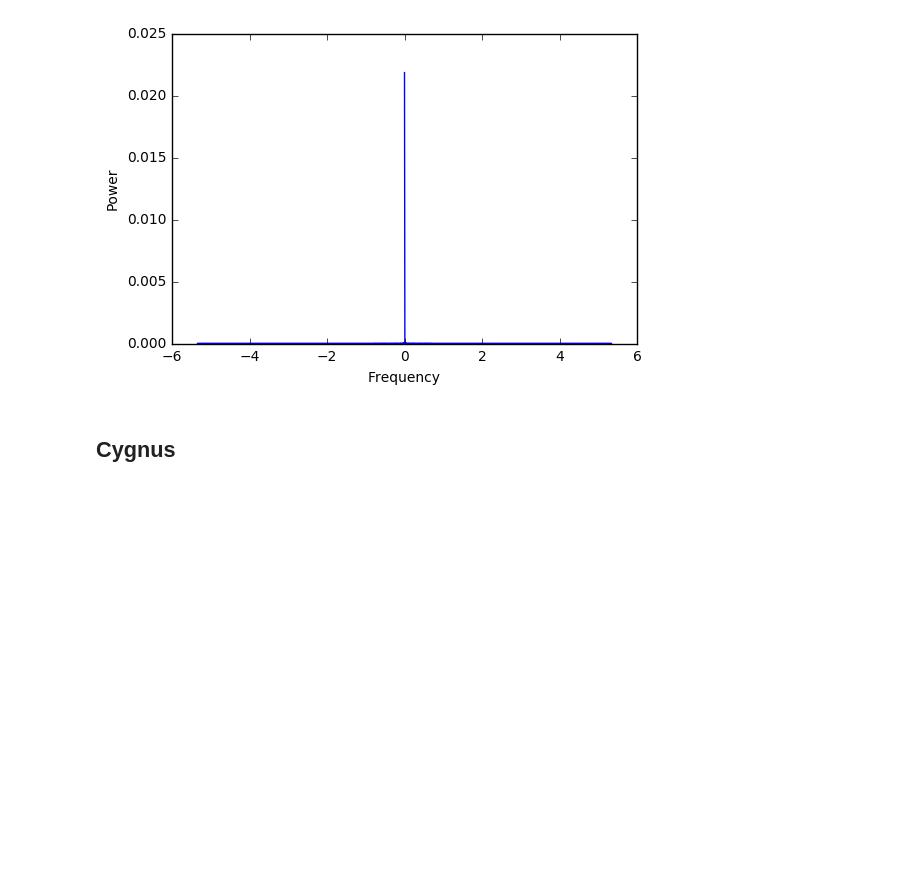
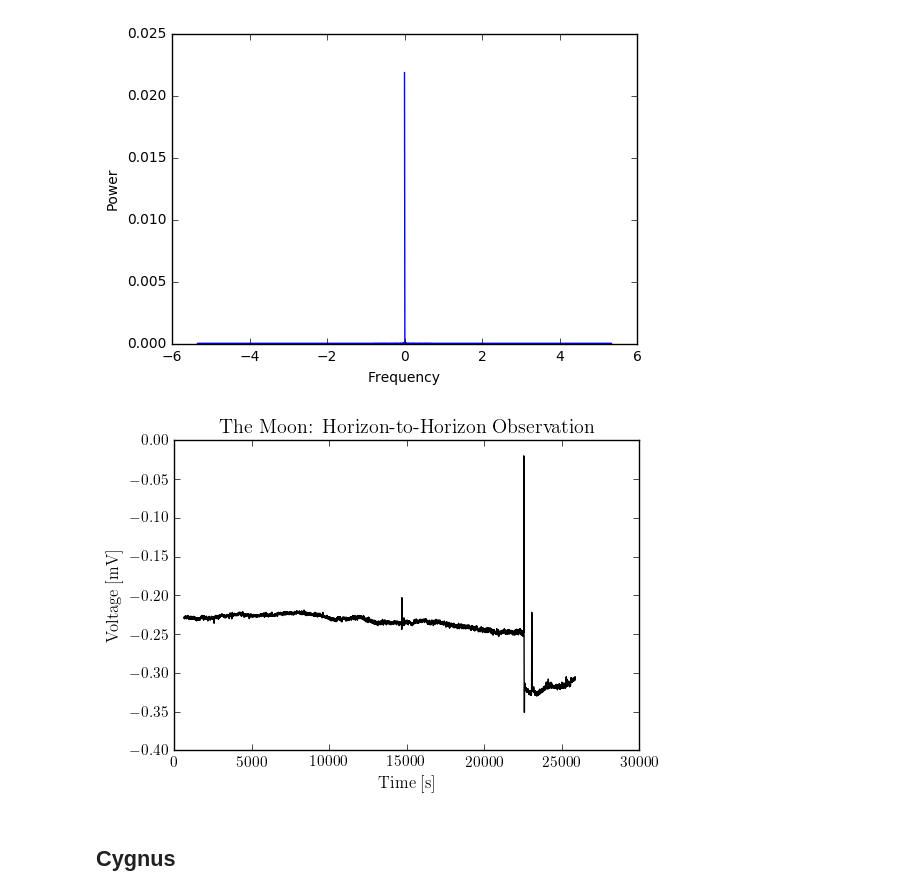
Before and after one commit to gracefujii/my-stuff, a Jupyter notebook: Lab 3 - Analyzing Data.ipynb, the cells around one changed output. Saved outputs shown, nothing was run; the diff lists cells and outputs as text; code cells hidden in the pictures; blank space fills up the shorter version.

```diff
--- a/Lab 3 - Analyzing Data.ipynb
+++ b/Lab 3 - Analyzing Data.ipynb
@@ -236,6 +236,21 @@ plt.ylabel("Power")
 plt.show()
 # %% [output]
 [figure]
+# %%
+moon3 = np.load('moon_apr8.npz')
+moon3_times = moon3['unitimes']
+moon3_volts = moon3['volts']
+# %%
+for i in range(len(moon3_times)):
+    plt.plot(moon3_times[i]-1.554748e9, moon3_volts[i]*1000, 'k')
+    plt.xlabel('Time [s]')
+    plt.ylabel('Voltage [mV]')
+    plt.title('The Moon: Horizon-to-Horizon Observation')
+
+plt.tick_params(axis='both', which='major', labelsize=11)
+plt.show()
+# %% [output]
+[figure, added]
 # %% [markdown]
 ## Cygnus
 # %%
```
Also changed, not shown: parts of 3 cells of this notebook.
